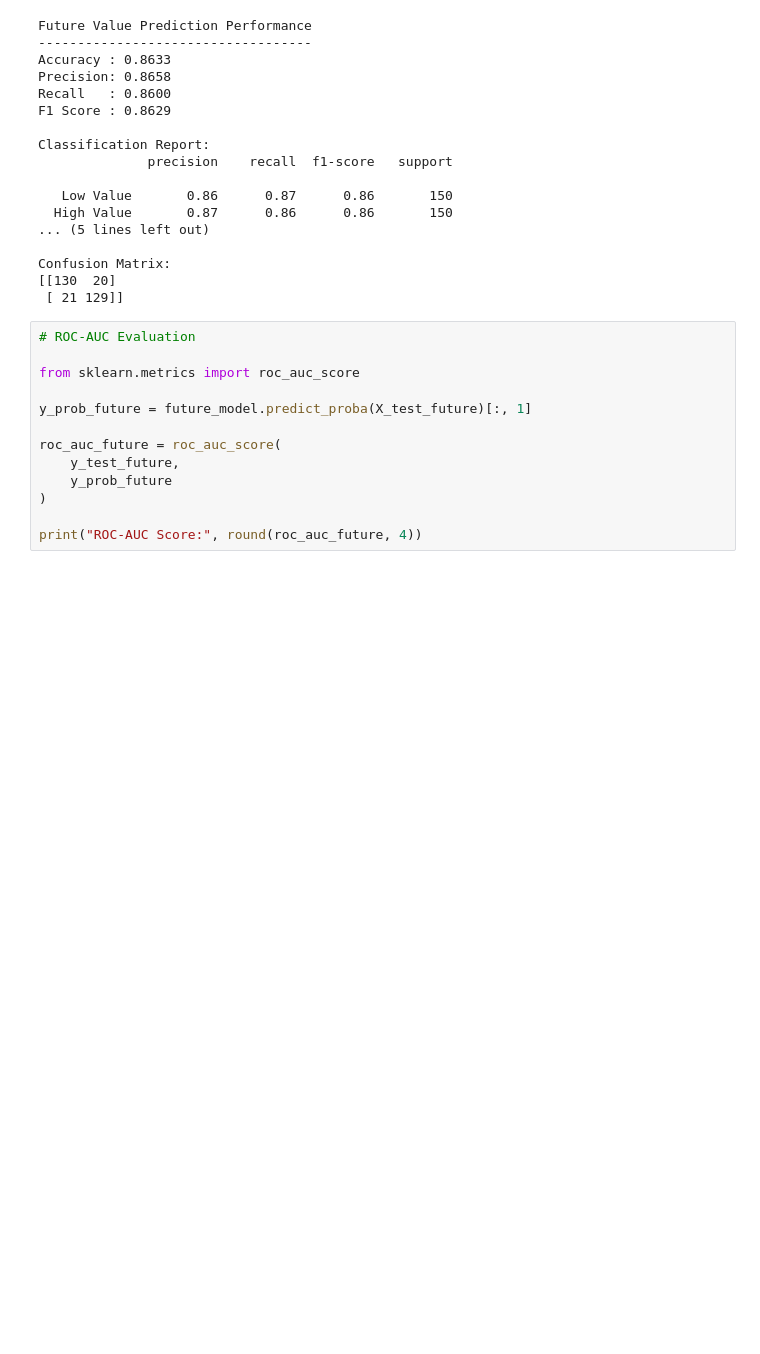
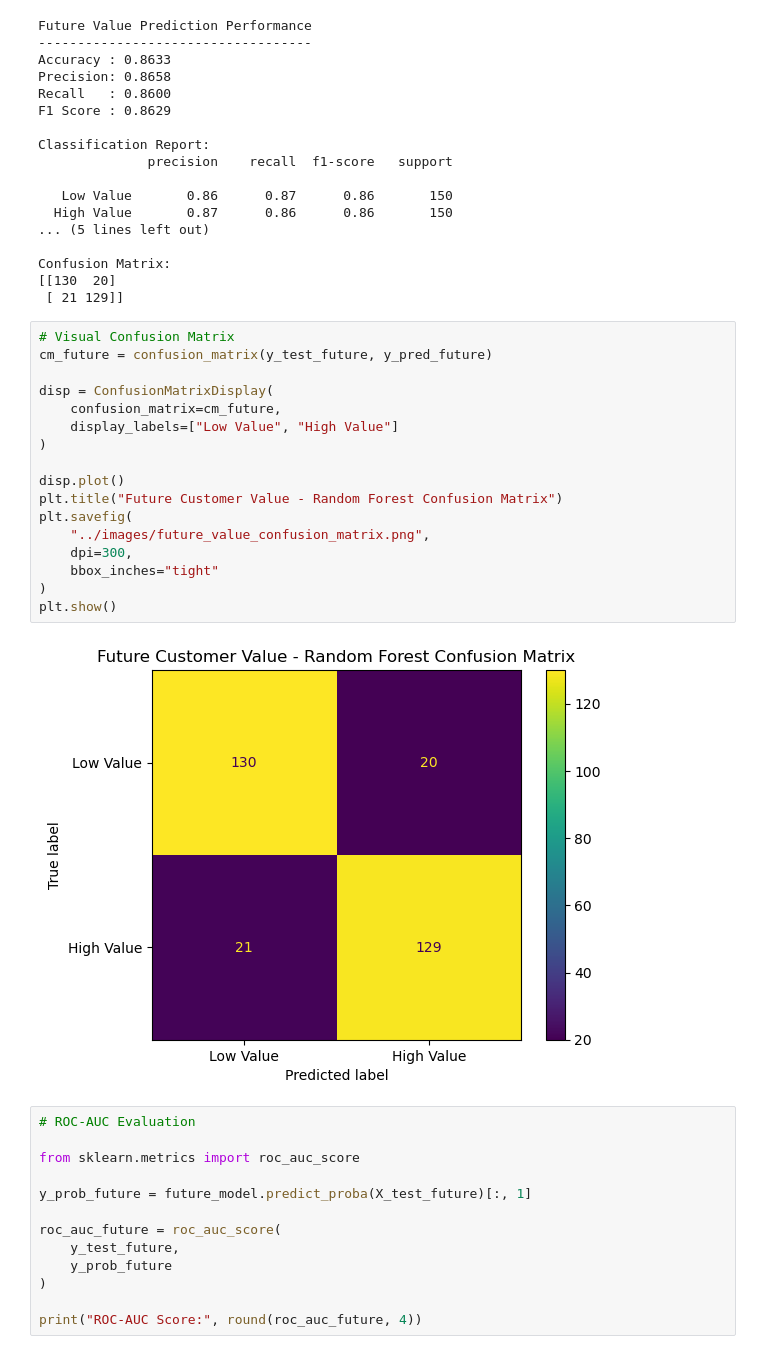
Before and after one commit to shaurya3000/E-Commerce-Data-Science, a Jupyter notebook: analysis/ecommerce_analysis.ipynb, the cells around one changed output. Drawn from its saved outputs; the diff is of its cells as text; blank space fills up the shorter version.

Commit message:
Update customer intelligence analysis

```diff
--- a/analysis/ecommerce_analysis.ipynb
+++ b/analysis/ecommerce_analysis.ipynb
@@ -294,6 +294,25 @@ Classification Report:
 Confusion Matrix:
 [[130  20]
  [ 21 129]]
+# %%
+# Visual Confusion Matrix
+cm_future = confusion_matrix(y_test_future, y_pred_future)
+
+disp = ConfusionMatrixDisplay(
+    confusion_matrix=cm_future,
+    display_labels=["Low Value", "High Value"]
+)
+
+disp.plot()
+plt.title("Future Customer Value - Random Forest Confusion Matrix")
+plt.savefig(
+    "../images/future_value_confusion_matrix.png",
+    dpi=300,
+    bbox_inches="tight"
+)
+plt.show()
+# %% [output]
+[figure, added]
 # %%
 # ROC-AUC Evaluation
 
```
Also changed, not shown: parts of 22 cells of this notebook, 4 other files.
